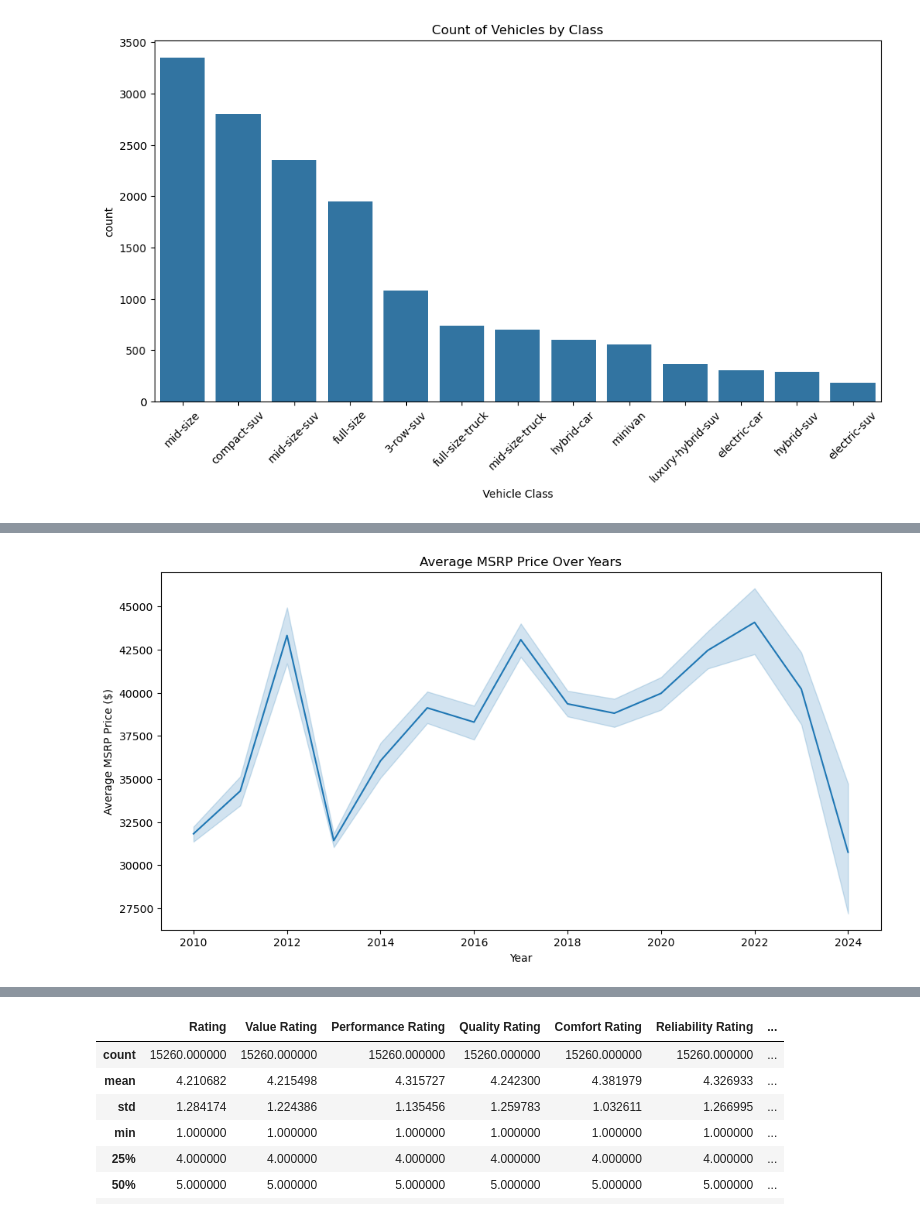
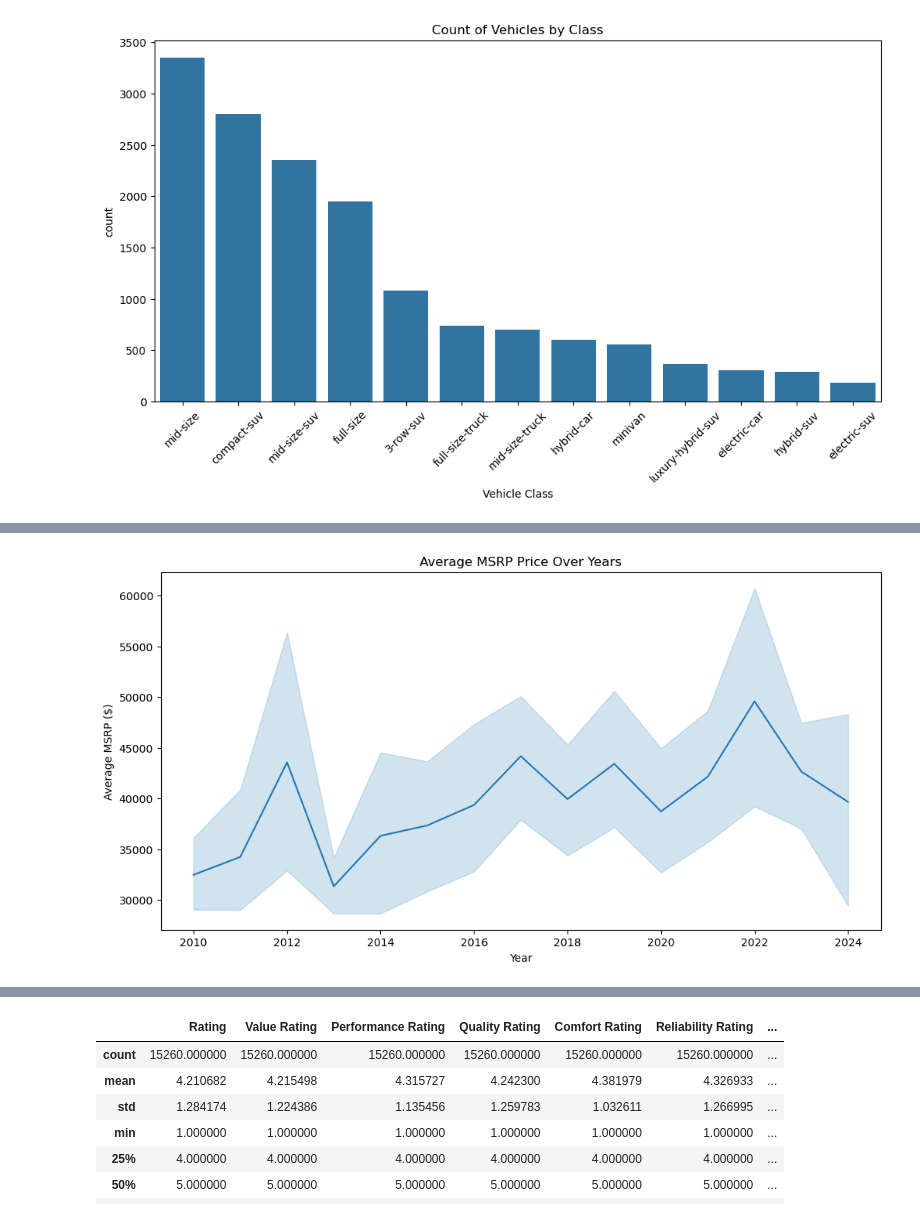
Before and after one commit to ethanrwong/Marketing-Analytics-Group-Project, a Jupyter notebook: EDA.ipynb, the cells around one changed output, grey strips where cells are left out. Drawn from its saved outputs; the diff is of its cells as text; code cells hidden in the pictures.

```diff
--- a/EDA.ipynb
+++ b/EDA.ipynb
@@ -185,6 +185,9 @@ df.head()
 | 3 | honda | accord | 2010 | My sibling has this car. I may be... | 5.0 | 5.0 | 5.0 | 5.0 | ... |
 | 4 | honda | accord | 2010 | I've had this car for 7 years, it... | 5.0 | 5.0 | 5.0 | 5.0 | ... |
 5 rows × 21 columns
+# %%
+df = pd.read_csv('cleaned_car_data.csv', index_col=0)
+deduplicated_df = df.drop_duplicates(subset=['Model Full Name', 'Year'])
 # %%
 # Re-calculate the percentage of missing values
 missing_percent = round((df.isnull().sum() / df.shape[0]) * 100,2)
@@ -421,10 +421,10 @@ plt.show()
 # %%
 # Line plot: Year vs Average Average MSRP Price
 plt.figure(figsize=(12, 6))
-sns.lineplot(x='Year', y='Average MSRP Price ($)', data=df, estimator='mean')
+sns.lineplot(x='Year', y='Average MSRP ($)', data=deduplicated_df)
 plt.title('Average MSRP Price Over Years')
 plt.show()
 # %% [output]
-[figure, old version]
+[figure, new version]
 # %%
 # Top 10 Brands by Average MSRP Price
```
Also changed, not shown: parts of 15 cells of this notebook, 1 other file.
